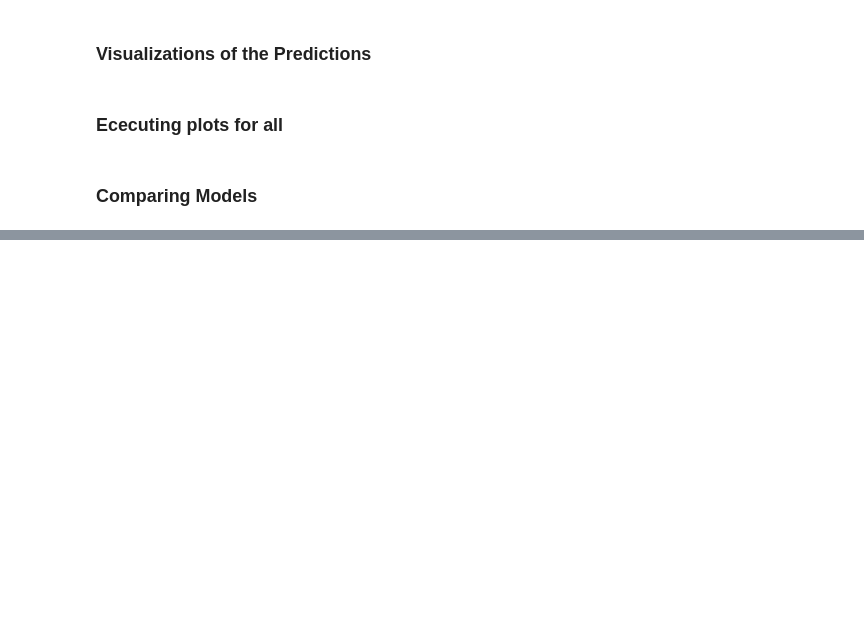
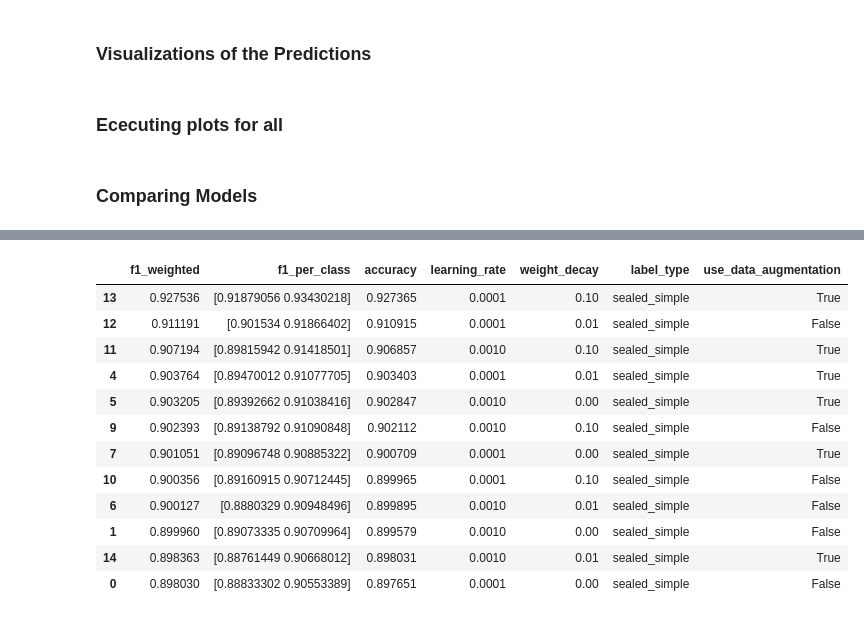
Before and after one commit to juliankraft/TermPaper2_RasterClassification, a Jupyter notebook: code/analysis/visualizations.ipynb, the cells around one changed output, grey strips where cells are left out. Drawn from its saved outputs; the diff is of its cells as text; code cells hidden in the pictures; blank space fills up the shorter version.

```diff
--- a/code/analysis/visualizations.ipynb
+++ b/code/analysis/visualizations.ipynb
@@ -726,0 +751,16 @@ quality_eval_df.sort_values('accuracy', ascending=False)[cols]
+# %%
+data_hp
+# %% [output]
+|  | f1_weighted | f1_per_class | accuracy | learning_rate | weight_decay | label_type | use_data_augmentation |
+| 13 | 0.927536 | [0.91879056 0.93430218] | 0.927365 | 0.0001 | 0.10 | sealed_simple | True |
+| 12 | 0.911191 | [0.901534 0.91866402] | 0.910915 | 0.0001 | 0.01 | sealed_simple | False |
+| 11 | 0.907194 | [0.89815942 0.91418501] | 0.906857 | 0.0010 | 0.10 | sealed_simple | True |
+| 4 | 0.903764 | [0.89470012 0.91077705] | 0.903403 | 0.0001 | 0.01 | sealed_simple | True |
+| 5 | 0.903205 | [0.89392662 0.91038416] | 0.902847 | 0.0010 | 0.00 | sealed_simple | True |
+| 9 | 0.902393 | [0.89138792 0.91090848] | 0.902112 | 0.0010 | 0.10 | sealed_simple | False |
+| 7 | 0.901051 | [0.89096748 0.90885322] | 0.900709 | 0.0001 | 0.00 | sealed_simple | True |
+| 10 | 0.900356 | [0.89160915 0.90712445] | 0.899965 | 0.0001 | 0.10 | sealed_simple | False |
+| 6 | 0.900127 | [0.8880329 0.90948496] | 0.899895 | 0.0010 | 0.01 | sealed_simple | False |
+| 1 | 0.899960 | [0.89073335 0.90709964] | 0.899579 | 0.0010 | 0.00 | sealed_simple | False |
+| 14 | 0.898363 | [0.88761449 0.90668012] | 0.898031 | 0.0010 | 0.01 | sealed_simple | True |
+| 0 | 0.898030 | [0.88833302 0.90553389] | 0.897651 | 0.0001 | 0.00 | sealed_simple | False |
```
Also changed, not shown: parts of 7 cells of this notebook.
